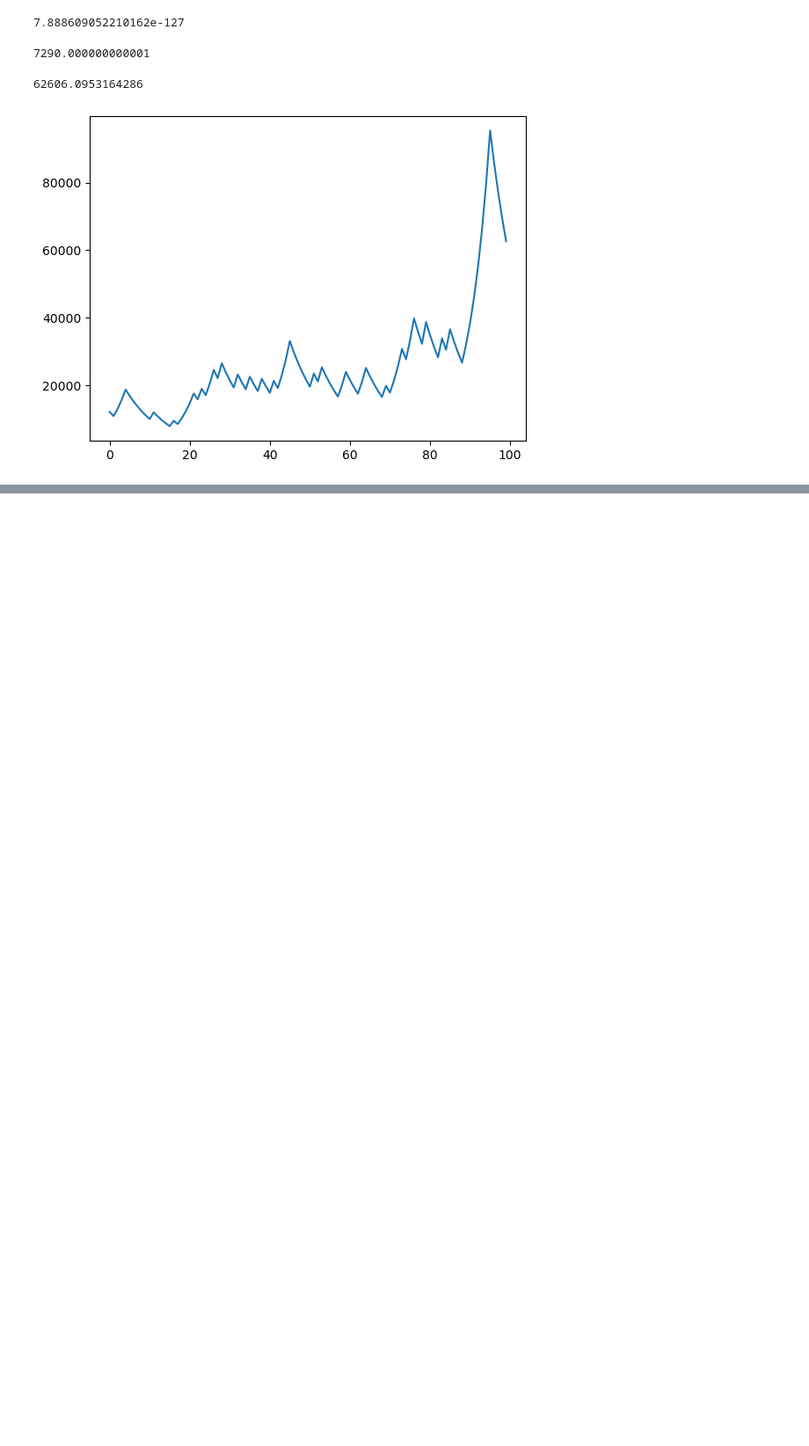
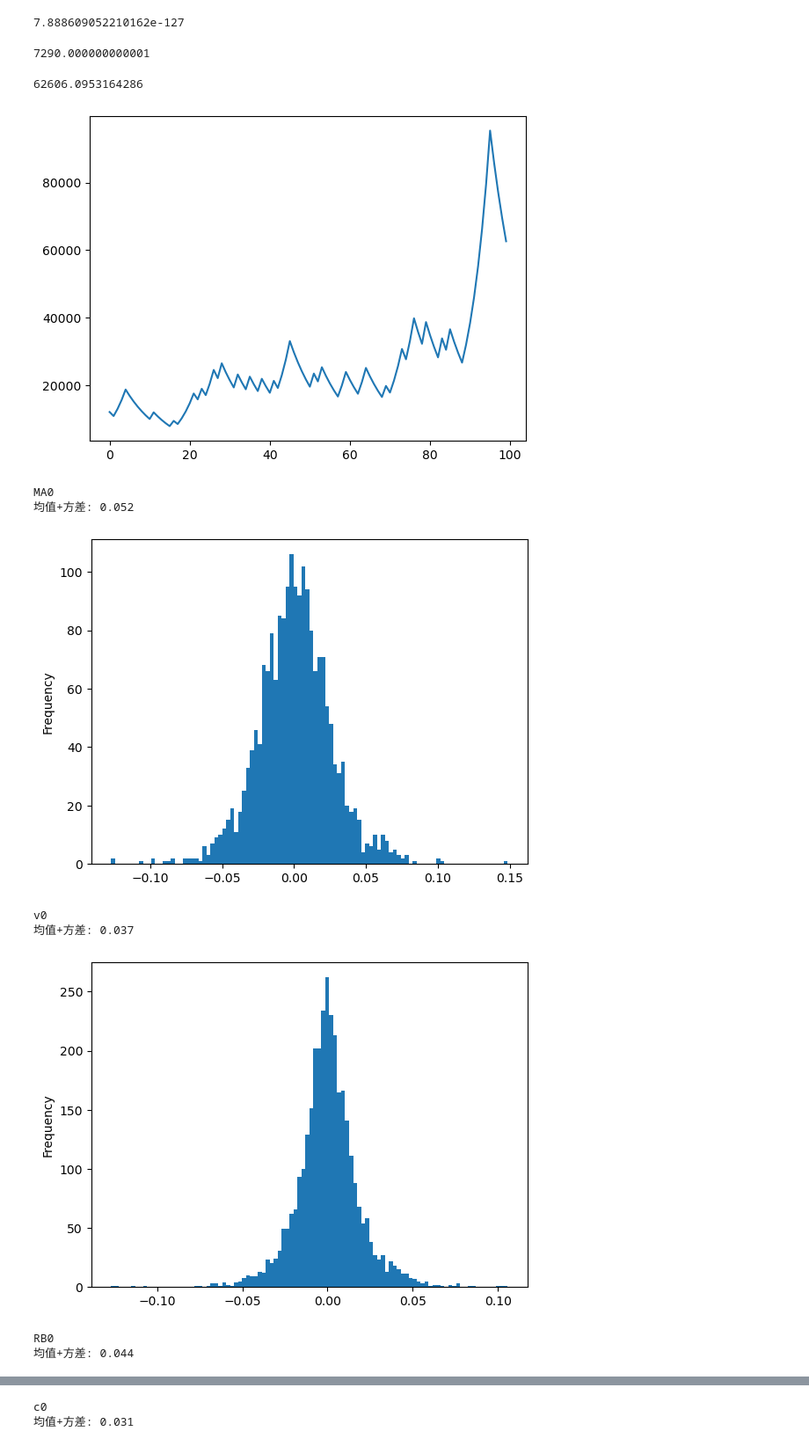
Before and after one commit to kylin-zhou/quant, a Jupyter notebook: notebook/quant_return.ipynb, the cells around one changed output, grey strips where cells are left out. Shown: that part at 88% size. Drawn from its saved outputs; the diff is of its cells as text; code cells hidden in the pictures; blank space fills up the shorter version.

Commit message:
update daily change analyse

```diff
--- a/notebook/quant_return.ipynb
+++ b/notebook/quant_return.ipynb
@@ -70,3 +70,42 @@ plt.plot(capitals)
 plt.show()
 # %% [output]
 [figure]
+# %%
+import pandas as pd
+import matplotlib.pyplot as plt
+import akshare as ak
+
+def plot_daily_change(df, days = 2):
+    # 计算2日价格变化率
+    df['pct_change'] = (df['close'] - df['close'].shift(days)) / df['close'].shift(days)
+
+    # 计算分位数和均值
+    pct_change_quantiles = np.percentile(df['pct_change'].dropna(), [25, 50, 75])
+    pct_change_mean = df['pct_change'].mean()
+
+    print("均值+方差: {:.3f} ".format(df['pct_change'].mean() + 2 * df['pct_change'].std()))
+
+    # 绘制直方图
+    df['pct_change'].plot.hist(bins=100)
+    plt.show()
+
+
+symbols = ["MA0", "v0", "RB0", "c0"]
+# symbols = ["MA2305", "v2305", "RB2305", "c2305"]
+
+for symbol in symbols:
+    print(symbol)
+
+    df = ak.futures_zh_daily_sina(symbol=symbol).iloc[:, :6]
+    # df = ak.futures_zh_minute_sina(symbol=symbol, period="30").iloc[:, :6]
+
+    plot_daily_change(df, 2)
+# %% [output]
+MA0
+均值+方差: 0.052
+[figure, added]
+v0
+均值+方差: 0.037
+[figure, added]
+RB0
+均值+方差: 0.044
@@ -72,0 +113,2 @@ plt.show()
+c0
+均值+方差: 0.031
```
Also changed, not shown: parts of 1 cell of this notebook, 1 other file.
